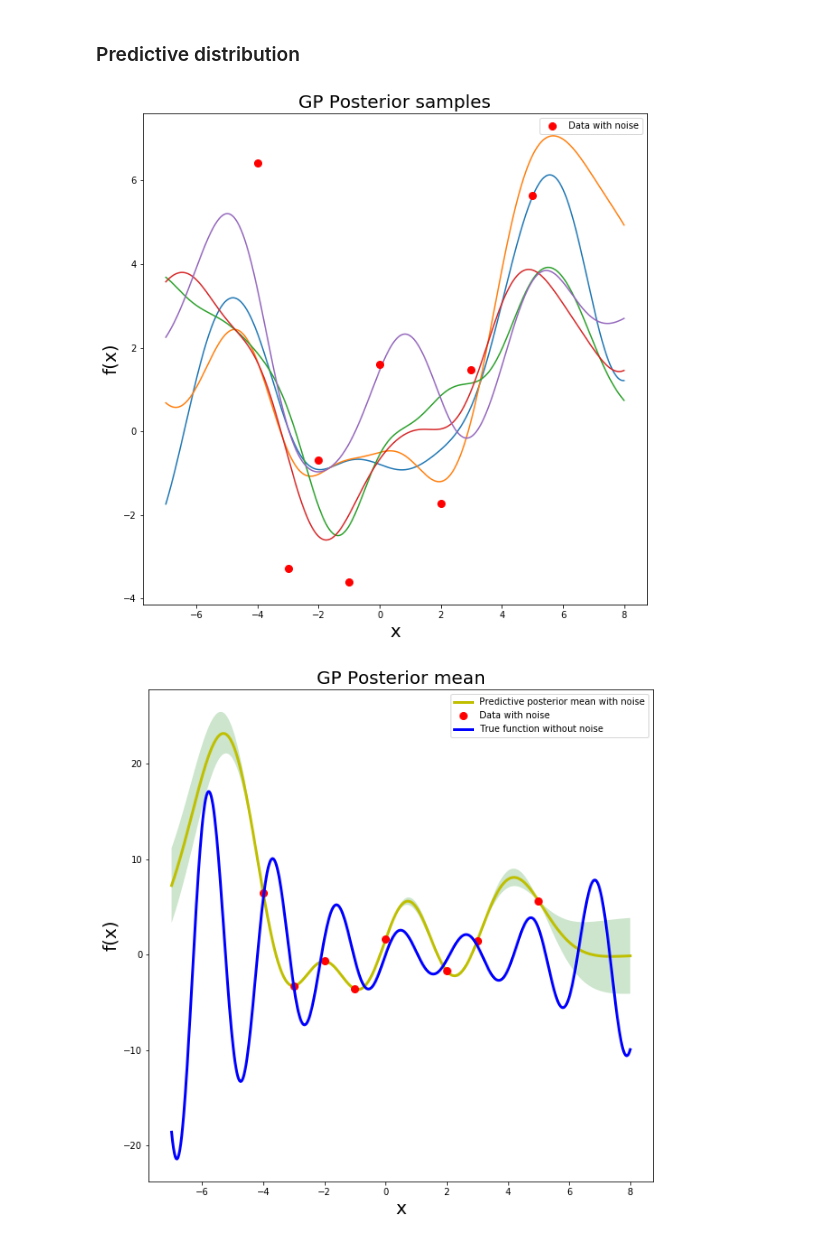
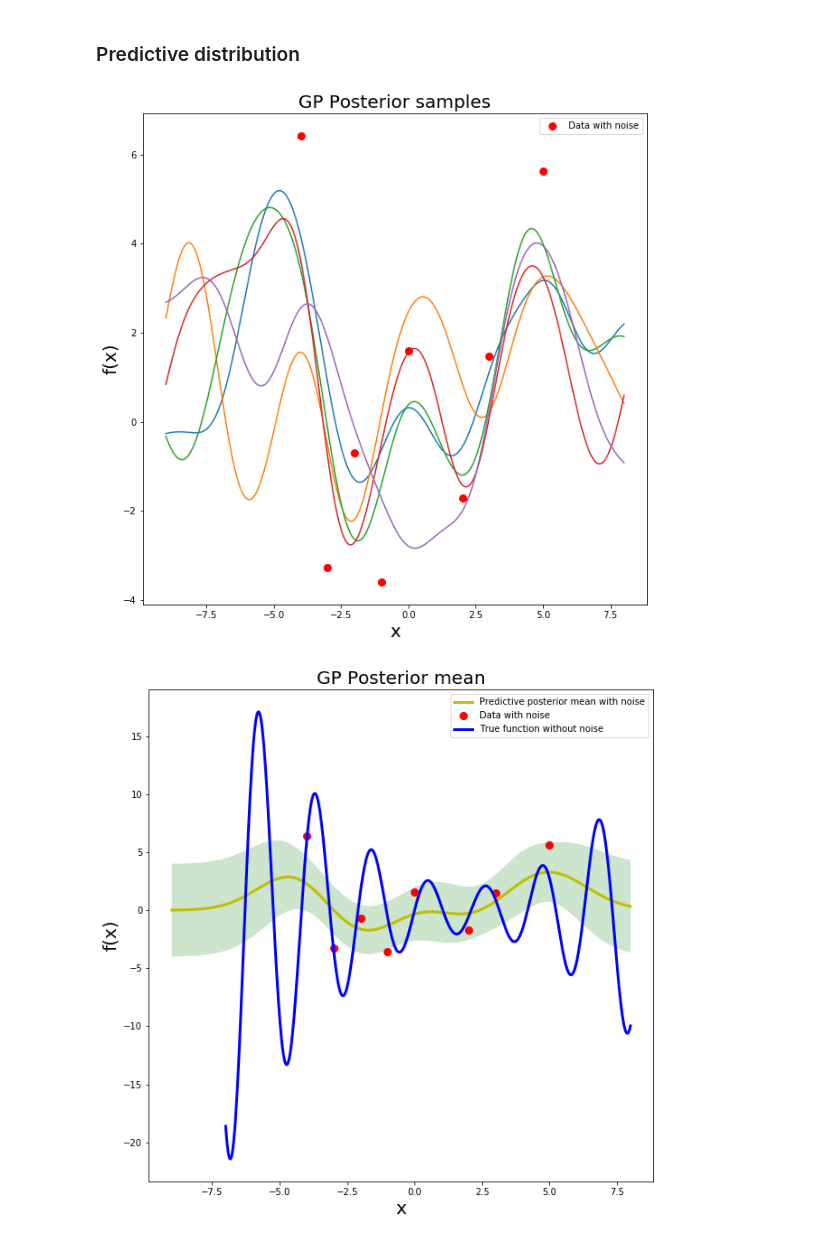
Before and after one commit to hkindbom/DD2434-Machine-Learning-Advanced, a Jupyter notebook: Assignment 1.ipynb, the cells around one changed output. Saved outputs shown, nothing was run; the diff lists cells and outputs as text; code cells hidden in the pictures.

```diff
--- a/Assignment 1.ipynb
+++ b/Assignment 1.ipynb
@@ -286,7 +286,7 @@ def samplePosterior(mean, cov, nr_samples):
 #Visualize GP posteriors
 nr_samples = 5 # nr of samples drawn from GP posterior
 nr_x_star = 500
-x_star= np.linspace(-7.0,8.0, num=nr_x_star)
+x_star= np.linspace(-9.0,8.0, num=nr_x_star)
 
 l = 2 # length scale
 mean_post, cov_post = ComputeGPposterior(x_star, X_Dat2, T_Dat2, nr_samples, l)
@@ -304,29 +304,29 @@ plt.ylabel('f(x)', fontsize=20)
 plt.xlabel('x', fontsize=20)
 plt.show()
 # %% [output]
-[figure, old version]
+[figure, new version]
 # %%
 #Visualize GP predictive posterior mean with variance limits
 nr_samples = 1 # nr of samples drawn from GP posterior
 nr_x_star = 500
-x_star= np.linspace(-7.0,8.0, num=nr_x_star)
+x_star= np.linspace(-9.0,8.0, num=nr_x_star)
 
 l = 2 # length scale
-mean_post, cov_post = ComputeGPposterior(x_star, X_Dat2, T_Dat2, nr_samples, l, False)
+mean_post, cov_post = ComputeGPposterior(x_star, X_Dat2, T_Dat2, nr_samples, l)
 
 upper_std = mean_post + 2*np.sqrt(cov_post.diagonal())
 lower_std = mean_post - 2*np.sqrt(cov_post.diagonal())
 
 plt.figure(figsize=(10, 10))
 plt.plot(x_star, mean_post, 'y-', label = "Predictive posterior mean with noise",linewidth=3)
 plt.title("GP Posterior mean", fontsize=20)
 plt.plot(X_Dat2, T_Dat2, 'r.',label = "Data with noise", ms=16.0)
 plt.plot(X_range, T_true, 'b-', ms=18.0, label = "True function without noise",linewidth=3)
 ax = plt.gca()
 ax.fill_between(x_star, upper_std, lower_std, facecolor='green', interpolate=True, alpha=0.2)
 plt.legend(loc="upper right")
 plt.ylabel('f(x)', fontsize=20)
 plt.xlabel('x', fontsize=20)
 plt.show()
 # %% [output]
-[figure, old version]
+[figure, new version]
```
